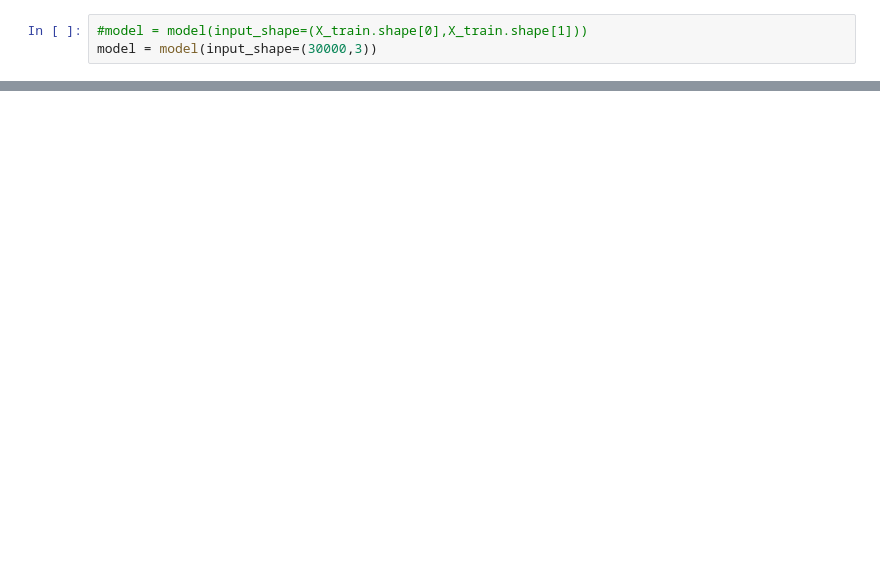
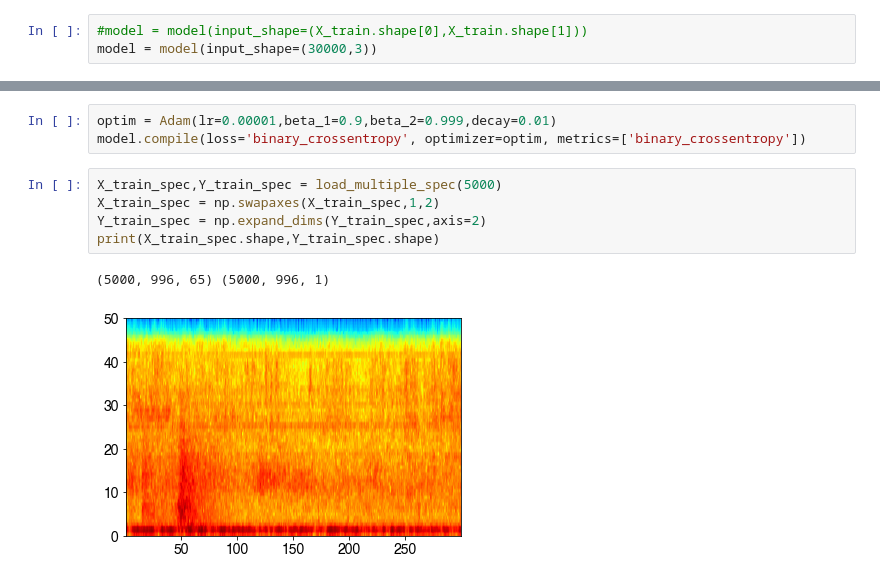
Before and after one commit to albertleonardo/Pn, a Jupyter notebook: numbertwo.ipynb, the cells around one changed output, grey strips where cells are left out. Saved outputs shown, nothing was run; the diff lists cells and outputs as text; blank space fills up the shorter version.

```diff
--- a/numbertwo.ipynb
+++ b/numbertwo.ipynb
@@ -179,0 +327,11 @@ int((30000-3)/2 +1)
+# %%
+optim = Adam(lr=0.00001,beta_1=0.9,beta_2=0.999,decay=0.01)
+model.compile(loss='binary_crossentropy', optimizer=optim, metrics=['binary_crossentropy'])
+# %%
+X_train_spec,Y_train_spec = load_multiple_spec(5000)
+X_train_spec = np.swapaxes(X_train_spec,1,2)
+Y_train_spec = np.expand_dims(Y_train_spec,axis=2)
+print(X_train_spec.shape,Y_train_spec.shape)
+# %% [output]
+(5000, 996, 65) (5000, 996, 1)
+[figure, added]
```
Also changed, not shown: parts of 33 cells of this notebook.
